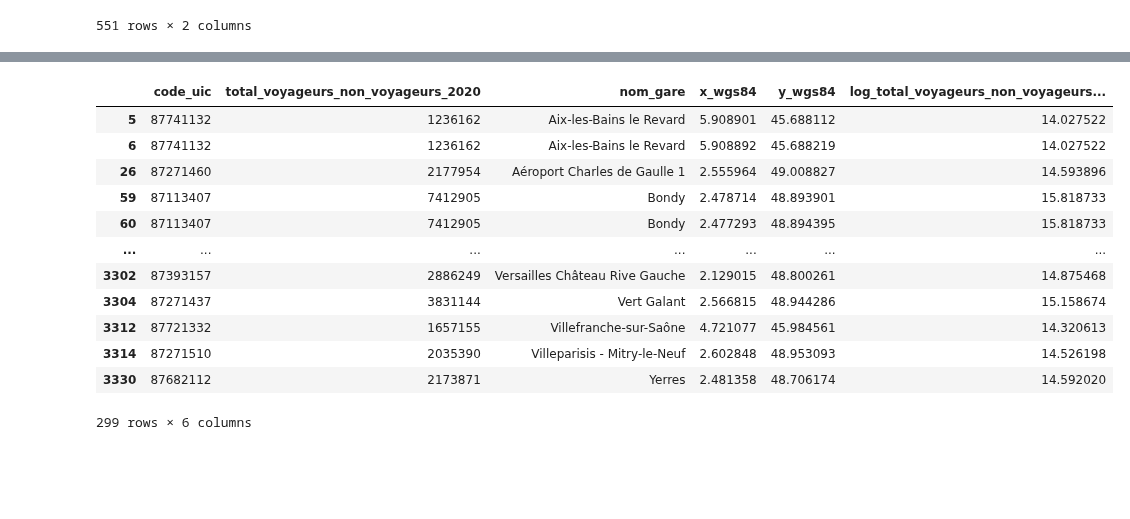
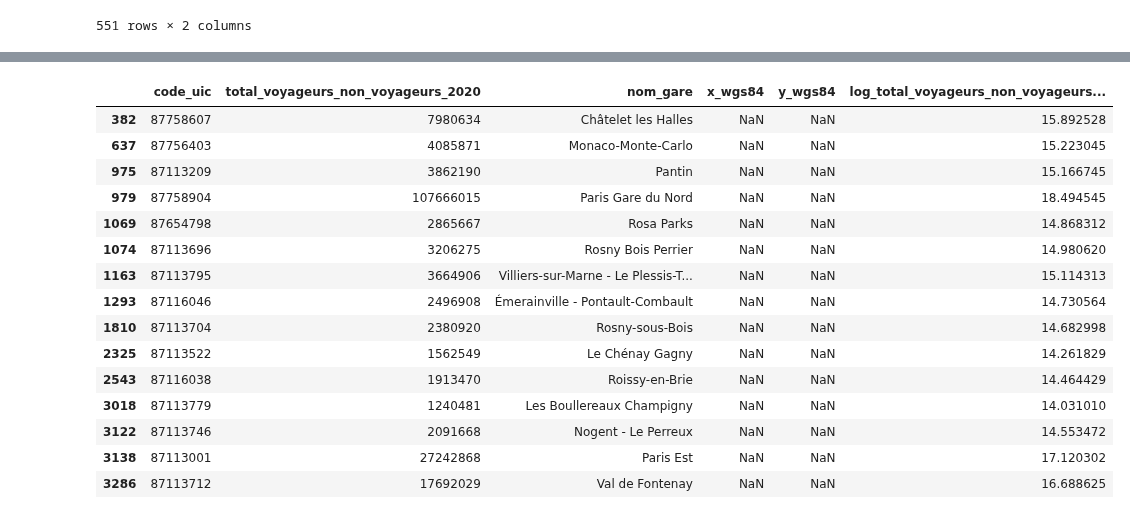
Before and after one commit to DiegoRenaud/Exercice, a Jupyter notebook: Gares_principales.ipynb, the cells around one changed output, grey strips where cells are left out. Cells and saved outputs as stored; diff of their text form; code cells hidden in the pictures; blank space fills up the shorter version.

```diff
--- a/Gares_principales.ipynb
+++ b/Gares_principales.ipynb
@@ -108,6 +61,6 @@ df_gares_merged[df_gares_merged['x_wgs84'].isna()==True]
 # %%
 #gérer les cas 0 et NaN --> pour 0, on les enlève (petites gares) mais il faudra gérer le cas NaN qui contient Paris Est
-df_gares_merged = df_gares_merged.dropna()
+
 df_gares_merged = df_gares_merged.drop(df_gares_merged[df_gares_merged['total_voyageurs_non_voyageurs_2020']==0].index)
 plt.hist(df_gares_merged['total_voyageurs_non_voyageurs_2020'])
 # %% [output]
@@ -132,17 +85,22 @@ plt.hist(df_gares_merged['log_total_voyageurs_non_voyageurs_2020'])
 # %%
+#filtre sur les frequentations : on ne garde que les plus grosses gares
 df_gares_principales = df_gares_merged[df_gares_merged['log_total_voyageurs_non_voyageurs_2020']>= 14]
-df_gares_principales
+#on regarde les gares pour lesquelles il nous manque les coordonnees gps
+df_gares_principales[df_gares_principales['x_wgs84'].isna()==True]
 # %% [output]
 |  | code_uic | total_voyageurs_non_voyageurs_2020 | nom_gare | x_wgs84 | y_wgs84 | log_total_voyageurs_non_voyageurs... |
-| 5 | 87741132 | 1236162 | Aix-les-Bains le Revard | 5.908901 | 45.688112 | 14.027522 |
-| 6 | 87741132 | 1236162 | Aix-les-Bains le Revard | 5.908892 | 45.688219 | 14.027522 |
-| 26 | 87271460 | 2177954 | Aéroport Charles de Gaulle 1 | 2.555964 | 49.008827 | 14.593896 |
-| 59 | 87113407 | 7412905 | Bondy | 2.478714 | 48.893901 | 15.818733 |
-| 60 | 87113407 | 7412905 | Bondy | 2.477293 | 48.894395 | 15.818733 |
-| ... | ... | ... | ... | ... | ... | ... |
-| 3302 | 87393157 | 2886249 | Versailles Château Rive Gauche | 2.129015 | 48.800261 | 14.875468 |
-| 3304 | 87271437 | 3831144 | Vert Galant | 2.566815 | 48.944286 | 15.158674 |
-| 3312 | 87721332 | 1657155 | Villefranche-sur-Saône | 4.721077 | 45.984561 | 14.320613 |
-| 3314 | 87271510 | 2035390 | Villeparisis - Mitry-le-Neuf | 2.602848 | 48.953093 | 14.526198 |
-| 3330 | 87682112 | 2173871 | Yerres | 2.481358 | 48.706174 | 14.592020 |
+| 382 | 87758607 | 7980634 | Châtelet les Halles | NaN | NaN | 15.892528 |
+| 637 | 87756403 | 4085871 | Monaco-Monte-Carlo | NaN | NaN | 15.223045 |
+| 975 | 87113209 | 3862190 | Pantin | NaN | NaN | 15.166745 |
+| 979 | 87758904 | 107666015 | Paris Gare du Nord | NaN | NaN | 18.494545 |
+| 1069 | 87654798 | 2865667 | Rosa Parks | NaN | NaN | 14.868312 |
+| 1074 | 87113696 | 3206275 | Rosny Bois Perrier | NaN | NaN | 14.980620 |
+| 1163 | 87113795 | 3664906 | Villiers-sur-Marne - Le Plessis-T... | NaN | NaN | 15.114313 |
+| 1293 | 87116046 | 2496908 | Émerainville - Pontault-Combault | NaN | NaN | 14.730564 |
+| 1810 | 87113704 | 2380920 | Rosny-sous-Bois | NaN | NaN | 14.682998 |
+| 2325 | 87113522 | 1562549 | Le Chénay Gagny | NaN | NaN | 14.261829 |
+| 2543 | 87116038 | 1913470 | Roissy-en-Brie | NaN | NaN | 14.464429 |
+| 3018 | 87113779 | 1240481 | Les Boullereaux Champigny | NaN | NaN | 14.031010 |
+| 3122 | 87113746 | 2091668 | Nogent - Le Perreux | NaN | NaN | 14.553472 |
+| 3138 | 87113001 | 27242868 | Paris Est | NaN | NaN | 17.120302 |
+| 3286 | 87113712 | 17692029 | Val de Fontenay | NaN | NaN | 16.688625 |
-299 rows × 6 columns
```
Also changed, not shown: parts of 11 cells of this notebook.
